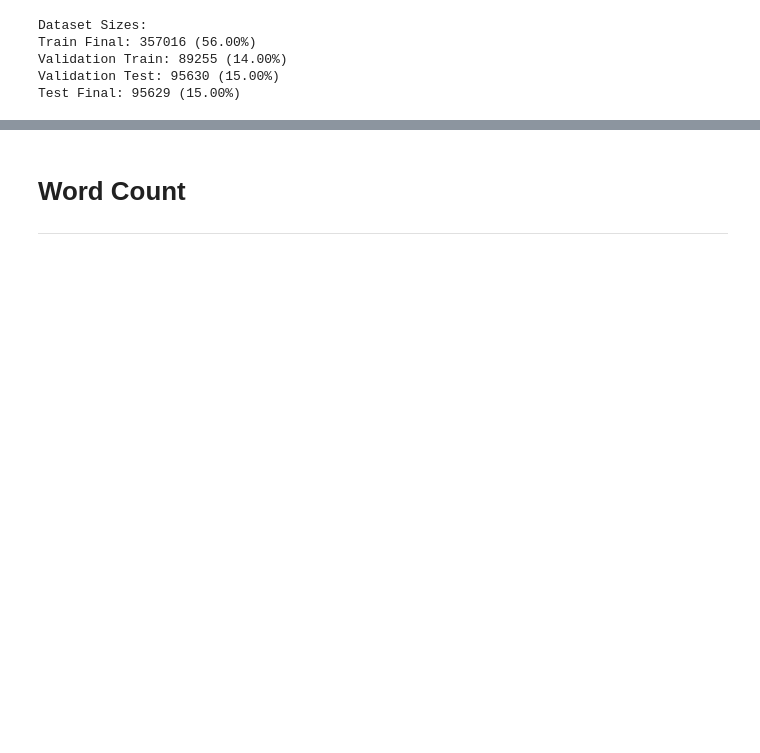
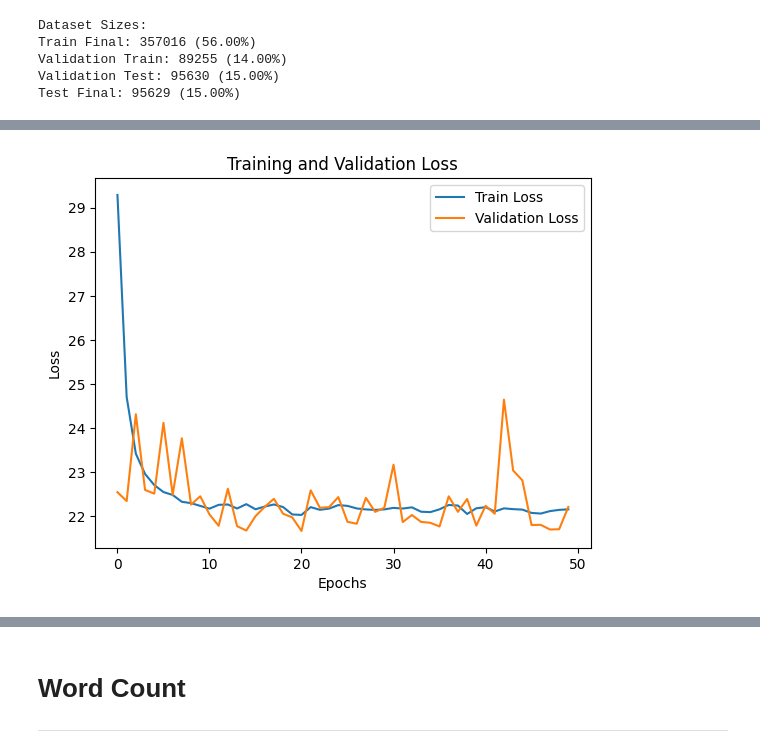
Before and after one commit to DitteGilsfeldt/42577-Introduction-to_Business_Analytics__Project, a Jupyter notebook: Predicion_model.ipynb, the cells around one changed output, grey strips where cells are left out. Saved outputs shown, nothing was run; the diff lists cells and outputs as text; code cells hidden in the pictures; blank space fills up the shorter version.

Commit message:
predicion model

```diff
--- a/Predicion_model.ipynb
+++ b/Predicion_model.ipynb
@@ -305,0 +267,26 @@ The MAE plot on the right evaluates the models based on their average absolute e
+# %%
+# Build and Train Neural Network Model
+def build_and_train_nn(X_train, y_train, X_validation, y_validation, X_test, y_test, epochs=50, batch_size=32, regularization_strength=0.001, use_dropout=True):
+    nn_model = Sequential()
+
+    # Add layers with L2 regularization to prevent overfitting and optional Dropout
+    nn_model.add(Dense(128, input_dim=X_train.shape[1], activation='relu', kernel_regularizer=regularizers.l2(regularization_strength)))
+    if use_dropout:
+        nn_model.add(Dropout(rate=0.5))
+
+    nn_model.add(Dense(64, activation='relu', kernel_regularizer=regularizers.l2(regularization_strength)))
+    if use_dropout:
+        nn_model.add(Dropout(rate=0.5))
+
+    nn_model.add(Dense(1))  # Output layer
+
+    # Compile the model with Adam optimizer and Mean Squared Error loss function
+    nn_model.compile(optimizer='adam', loss='mse', metrics=['mae'])
+
+    # Train the model for 50 epocs with a batch size of 32 and evaluate on training and validation loss and Mean Absolute Error (MAE).
+    history = nn_model.fit(X_train, y_train, validation_data=(X_validation, y_validation), epochs=epochs, batch_size=batch_size, verbose=2)
+
+    return nn_model, history
+
+# Call the function to train and evaluate the Neural Network model
+nn_model, history = build_and_train_nn(X_train, y_train, X_validation, y_validation, X_test, y_test, epochs=50, batch_size=32, regularization_strength=0.001)
@@ -305,0 +318,10 @@ The MAE plot on the right evaluates the models based on their average absolute e
+# %%
+plt.plot(history.history["loss"], label="Train Loss")
+plt.plot(history.history["val_loss"], label="Validation Loss")
+plt.title("Training and Validation Loss")
+plt.xlabel("Epochs")
+plt.ylabel("Loss")
+plt.legend()
+plt.show()
+# %% [output]
+[figure, added]
```
Also changed, not shown: parts of 55 cells of this notebook.
